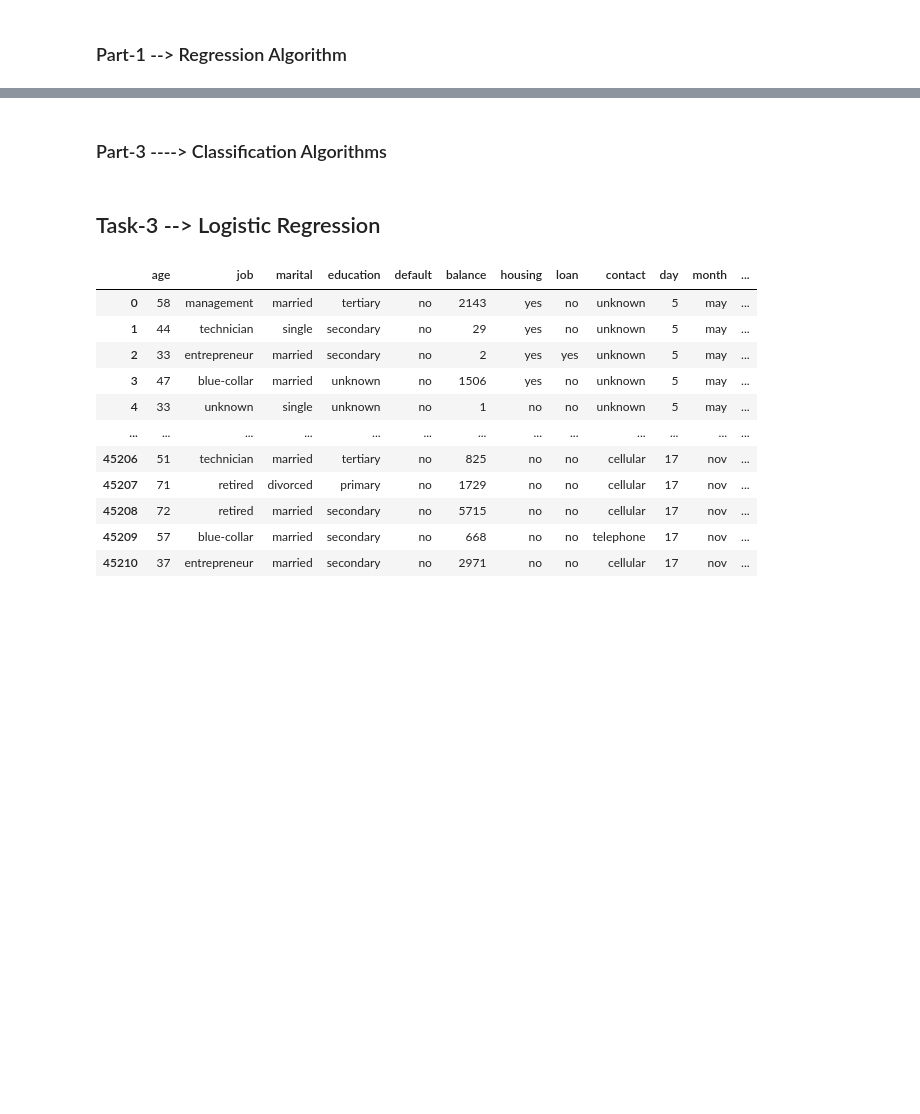
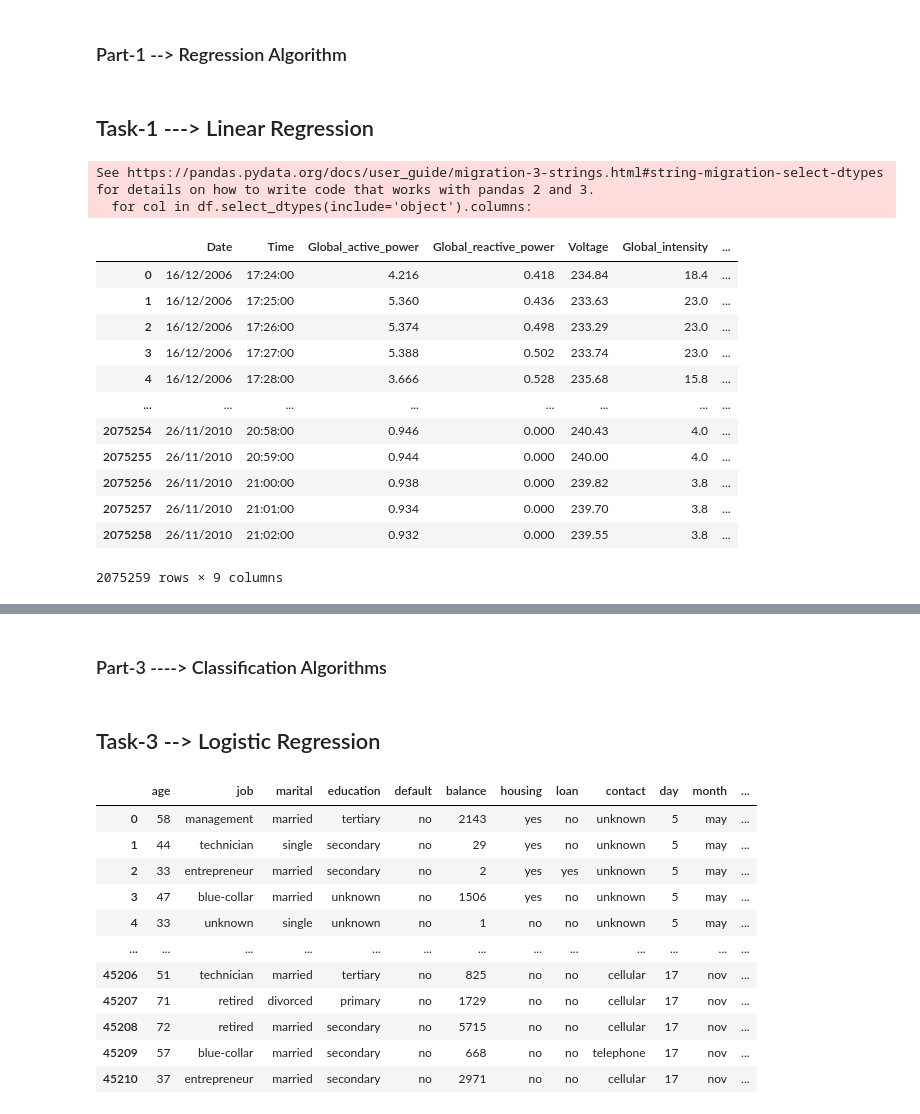
Before and after one commit to atchireddy-ml/GenerativeAI, a Jupyter notebook: Machine Learning/Assignment-15.ipynb, the cells around one changed output, grey strips where cells are left out. Saved outputs shown, nothing was run; the diff lists cells and outputs as text; code cells hidden in the pictures; blank space fills up the shorter version.

```diff
--- a/Machine Learning/Assignment-15.ipynb
+++ b/Machine Learning/Assignment-15.ipynb
@@ -1,2 +1,37 @@
 # %% [markdown]
 ### Part-1 --> Regression Algorithm
+# %% [markdown]
+## Task-1 ---> Linear Regression
+# %%
+import pandas as pd
+import csv
+df = pd.read_csv(
+    'household_power_consumption.csv',
+    sep=';',
+    na_values='?',
+    encoding='latin1',
+    quoting=csv.QUOTE_NONE
+)
+# Remove surrounding double quotes
+df.columns = df.columns.str.strip('"')
+for col in df.select_dtypes(include='object').columns:
+    df[col] = df[col].str.strip('"')
+# %% [output]
+See https://pandas.pydata.org/docs/user_guide/migration-3-strings.html#string-migration-select-dtypes for details on how to write code that works with pandas 2 and 3.
+  for col in df.select_dtypes(include='object').columns:
+# %%
+df
+# %% [output]
+|  | Date | Time | Global_active_power | Global_reactive_power | Voltage | Global_intensity | ... |
+| 0 | 16/12/2006 | 17:24:00 | 4.216 | 0.418 | 234.84 | 18.4 | ... |
+| 1 | 16/12/2006 | 17:25:00 | 5.360 | 0.436 | 233.63 | 23.0 | ... |
+| 2 | 16/12/2006 | 17:26:00 | 5.374 | 0.498 | 233.29 | 23.0 | ... |
+| 3 | 16/12/2006 | 17:27:00 | 5.388 | 0.502 | 233.74 | 23.0 | ... |
+| 4 | 16/12/2006 | 17:28:00 | 3.666 | 0.528 | 235.68 | 15.8 | ... |
+| ... | ... | ... | ... | ... | ... | ... | ... |
+| 2075254 | 26/11/2010 | 20:58:00 | 0.946 | 0.000 | 240.43 | 4.0 | ... |
+| 2075255 | 26/11/2010 | 20:59:00 | 0.944 | 0.000 | 240.00 | 4.0 | ... |
+| 2075256 | 26/11/2010 | 21:00:00 | 0.938 | 0.000 | 239.82 | 3.8 | ... |
+| 2075257 | 26/11/2010 | 21:01:00 | 0.934 | 0.000 | 239.70 | 3.8 | ... |
+| 2075258 | 26/11/2010 | 21:02:00 | 0.932 | 0.000 | 239.55 | 3.8 | ... |
+2075259 rows × 9 columns
```
Also changed, not shown: parts of 35 cells of this notebook.
